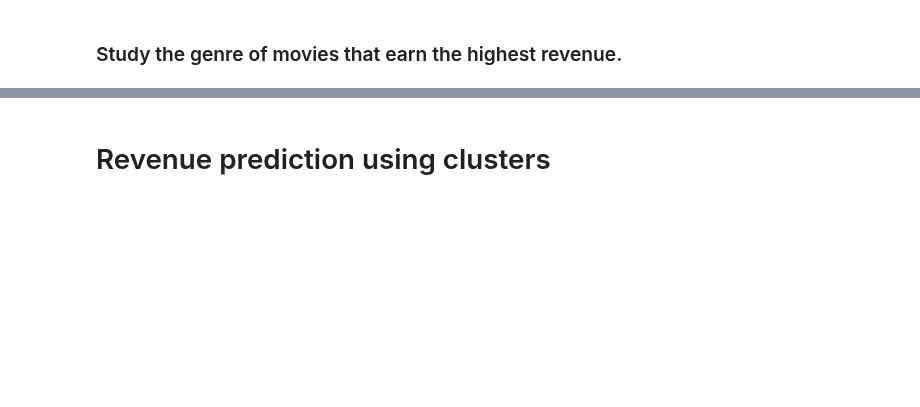
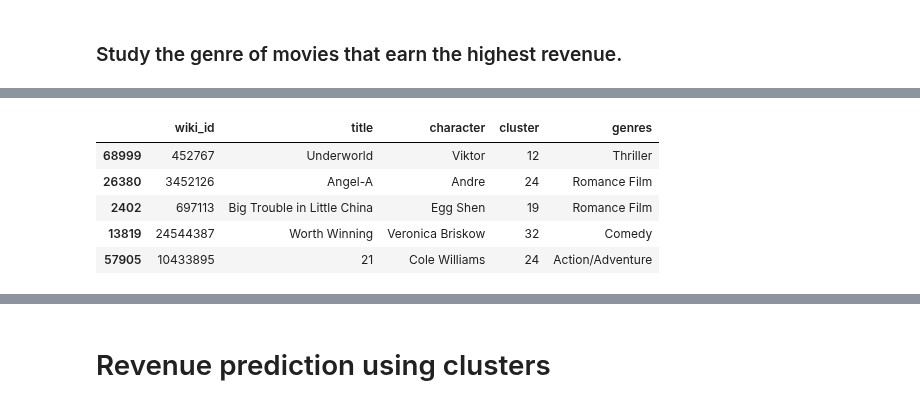
Before and after one commit to epfl-ada/ada-2023-project-perrysplatypuses, a Jupyter notebook: milestone_p2.ipynb, the cells around one changed output, grey strips where cells are left out. Saved outputs shown, nothing was run; the diff lists cells and outputs as text; code cells hidden in the pictures; blank space fills up the shorter version.

```diff
--- a/milestone_p2.ipynb
+++ b/milestone_p2.ipynb
@@ -488,0 +498,11 @@ plt.xticks(rotation=45, ha='right')  # Rotate the actor names for better readabi
+# %%
+characters_and_movies_with_genres = characters_and_movies_with_genres.explode('genres')
+characters_and_movies_with_genres = characters_and_movies_with_genres[characters_and_movies_with_genres['genres'].isin(top_genres)]
+characters_and_movies_with_genres.sample(5)
+# %% [output]
+|  | wiki_id | title | character | cluster | genres |
+| 68999 | 452767 | Underworld | Viktor | 12 | Thriller |
+| 26380 | 3452126 | Angel-A | Andre | 24 | Romance Film |
+| 2402 | 697113 | Big Trouble in Little China | Egg Shen | 19 | Romance Film |
+| 13819 | 24544387 | Worth Winning | Veronica Briskow | 32 | Comedy |
+| 57905 | 10433895 | 21 | Cole Williams | 24 | Action/Adventure |
```
Also changed, not shown: parts of 12 cells of this notebook, 2 other files.
